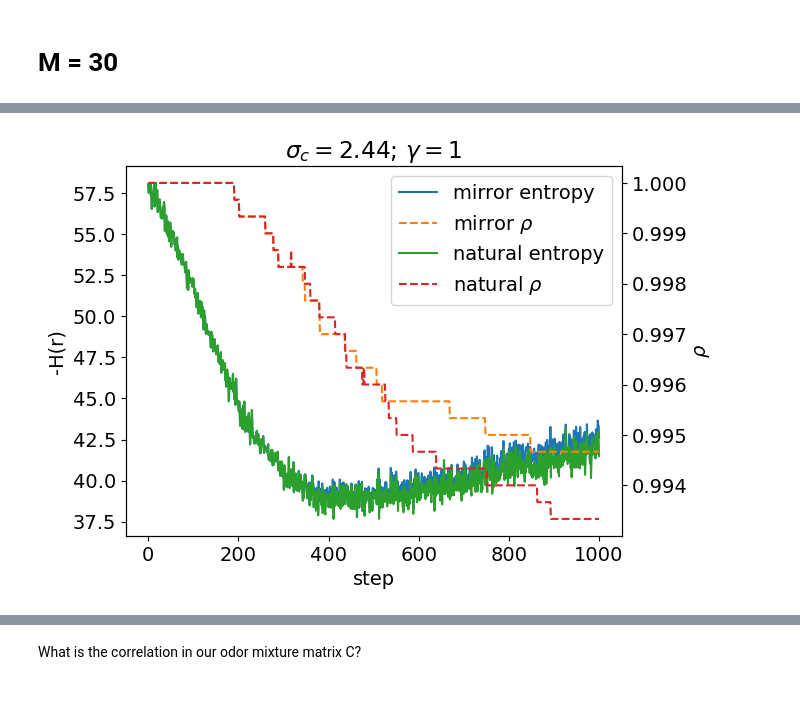
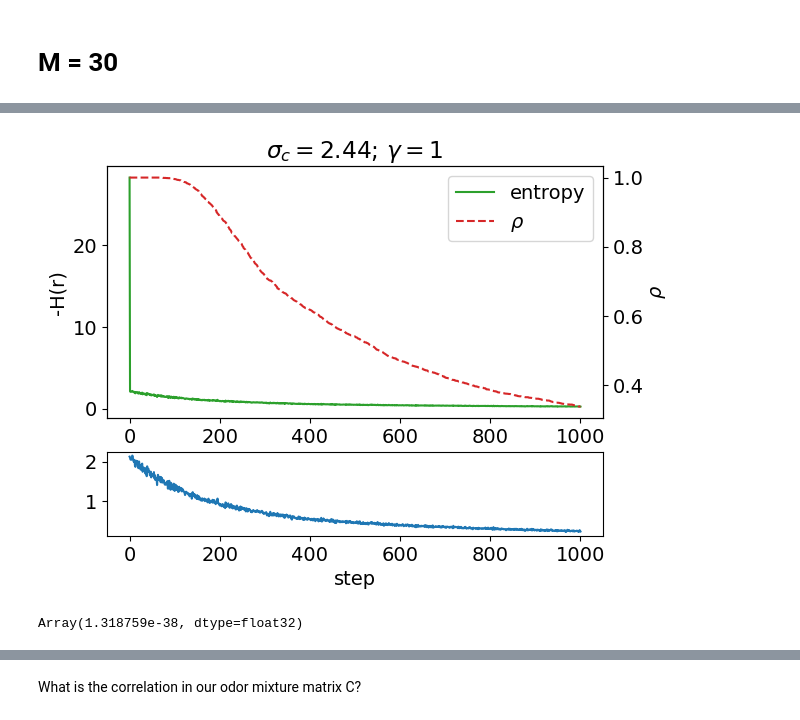
Before and after one commit to juancarlosfdc/noncanonical-olfaction, a Jupyter notebook: canonical-model-jax.ipynb, the cells around one changed output, grey strips where cells are left out. Saved outputs shown, nothing was run; the diff lists cells and outputs as text; code cells hidden in the pictures.

Commit message:
fix bug--record entropy, not loss

```diff
--- a/canonical-model-jax.ipynb
+++ b/canonical-model-jax.ipynb
@@ -197,11 +210,12 @@ def mirror_descent(n_steps, W_init, c_init, key, lr, os, phi, psi):
 # even better: natural gradient in dual space
 Equivalent to mirror descent, but more numerically stable
 # %%
-def natural_gradient_dual_space(n_steps, W_init, c_init, key, lr, os, phi, psi):
-    value_and_grad = jax.value_and_grad(lambda *args: -os.compute_entropy_of_r(*args)) # minus sign because we want to maximize entropy! Just remember your values are negative.
+def natural_gradient_dual_space(n_steps, W_init, c_init, key, lr, os, phi, psi, tol=1e-16):
+    value_and_grad = jax.value_and_grad(lambda *args: os.sum_covariances(*args)) # minus sign because we want to maximize entropy! Just remember your values are negative.
     trajectory = [W_init]
     entropies = [-os.compute_entropy_of_r(W_init, c_init, key)]
     rhos = [compute_rho(W_init)]
+    ss = [os.sum_covariances(W_init, c_init, key)]
     U_init = psi(W_init)
     U_current = U_init
     print_interval = round(n_steps / 10)
@@ -210,13 +224,14 @@ def natural_gradient_dual_space(n_steps, W_init, c_init, key, lr, os, phi, psi):
         cs = os.draw_cs(subkey)
         value, grad = value_and_grad(phi(U_current), cs, subkey)
         U_new = U_current - lr * grad # see https://vene.ro/blog/mirror-descent.html#duality-between-mirror-descent-and-natural-gradient
-        trajectory.append(phi(U_new))
+        trajectory.append(phi(U_current))
         entropies.append(value)
+        rhos.append(compute_rho(phi(U_current), tol=tol))
+        ss.append(os.sum_covariances(phi(U_current), cs, subkey))
         U_current = U_new
-        rhos.append(compute_rho(phi(U_current)))
         if n % print_interval == 0:
             print(f"Step {n}, Estimated Entropy: {-value}")
-    return jnp.array(trajectory), entropies, rhos
+    return jnp.array(trajectory), entropies, rhos, ss
 # %% [markdown]
 # M = 2
 # %%
@@ -284,7 +321,8 @@ N, n, M, P = 100, 2, 30, 1000
 os = OlfactorySensing(N=N, n=n, M=M, P=P, sigma_c=2.44)
 key = jax.random.PRNGKey(0)
 os.cs = os.draw_cs(key=key)
-W_init = 1 / jnp.sqrt(os.N) * jax.random.normal(key, shape=(M, N)) + 0.5
+# W_init = 1 / jnp.sqrt(os.N) * jax.random.normal(key, shape=(M, N)) + 0.5
+W_init = 1 / jnp.sqrt(os.N) * jax.random.gamma(key, a=1, shape=(M, N))
 os.W = W_init
 # %%
 def phi(u):
@@ -293,6 +331,6 @@ def phi(u):
 def psi(x):
     return jnp.log(x / (1 - x))
 
-mirror_Ws, mirror_ents, mirror_rhos = mirror_descent(n_steps=1000, W_init=W_init, c_init=os.cs, key=key, lr=1, os=os, phi=phi, psi=psi)
-natural_Ws, natural_ents, natural_rhos = natural_gradient_dual_space(n_steps=1000, W_init=W_init, c_init=os.cs, key=key, lr=1, os=os, phi=phi, psi=psi)
+# mirror_Ws, mirror_ents, mirror_rhos = mirror_descent(n_steps=1000, W_init=W_init, c_init=os.cs, key=key, lr=1, os=os, phi=phi, psi=psi)
+natural_Ws, natural_ents, natural_rhos, ss = natural_gradient_dual_space(n_steps=1000, W_init=W_init, c_init=os.cs, key=key, lr=1, os=os, phi=phi, psi=psi)
 # %% [output]
@@ -332,21 +347,27 @@ plt.savefig('hist.png')
 # %%
-fig, ax = plt.subplots()
-ent, = ax.plot(mirror_ents, label='mirror entropy', color='tab:blue')
-nent, = ax.plot(natural_ents, label='natural entropy', color='tab:green')
-ax.set_xlabel('step')
-ax.set_ylabel('-H(r)')
-ax.set_title(r'$\sigma_c = 2.44$; $\gamma = 1$')
-ax2 = ax.twinx()
-rho, = ax2.plot(mirror_rhos, color='tab:orange', linestyle='--', label=r'mirror $\rho$')
-nrho, = ax2.plot(natural_rhos, color='tab:red', linestyle='--', label=r'natural $\rho$')
+fig, axs = plt.subplots(2, 1, height_ratios=[3, 1])
+# ent, = ax.plot(mirror_ents, label='mirror entropy', color='tab:blue')
+nent, = axs[0].plot(natural_ents, label='entropy', color='tab:green')
+ns, = axs[1].plot(ss, label=r"$|\Sigma|'$")
+axs[1].set_xlabel('step')
+axs[0].set_ylabel('-H(r)')
+axs[0].set_title(r'$\sigma_c = 2.44$; $\gamma = 1$')
+ax2 = axs[0].twinx()
+# rho, = ax2.plot(mirror_rhos, color='tab:orange', linestyle='--', label=r'mirror $\rho$')
+nrho, = ax2.plot(natural_rhos, color='tab:red', linestyle='--', label=r'$\rho$')
 ax2.set_ylabel(r'$\rho$')
 # ax2.tick_params(axis='y', labelcolor='orange')
 
-lines = [ent, rho, nent, nrho]
+# lines = [ent, rho, nent, nrho]
+lines = [nent, nrho]
 labels = [line.get_label() for line in lines]
-ax.legend(lines, labels)
+axs[0].legend(lines, labels)
 
 
 fig.savefig('tmp.png')
 # %% [output]
-[figure, old version]
+[figure, new version]
+# %%
+natural_Ws[-1].flatten()[jnp.where(natural_Ws[-1].flatten() > 0)].min()
+# %% [output]
+Array(1.318759e-38, dtype=float32)
```
Also changed, not shown: parts of 14 cells of this notebook.
